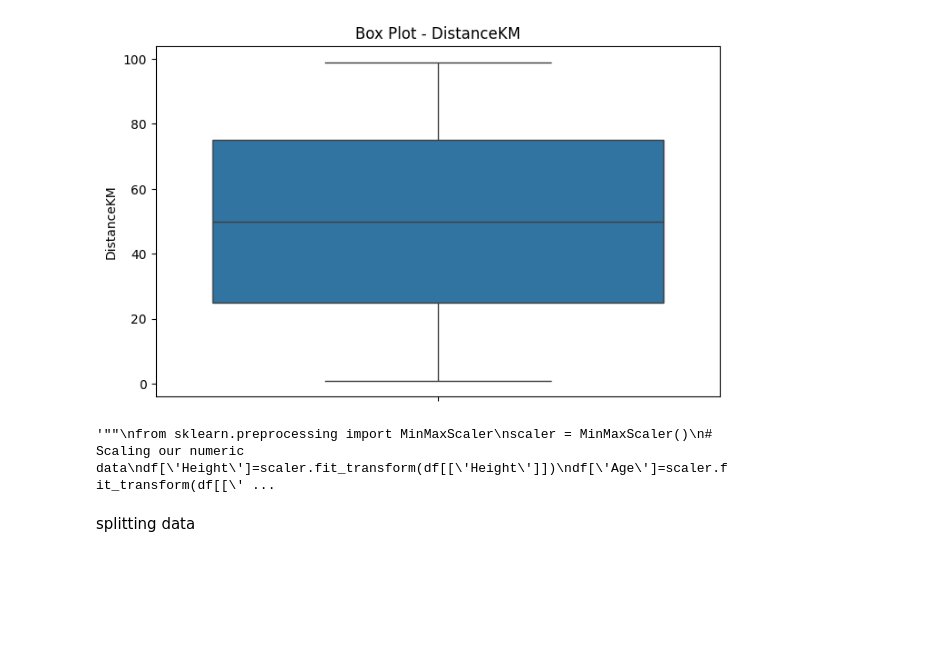
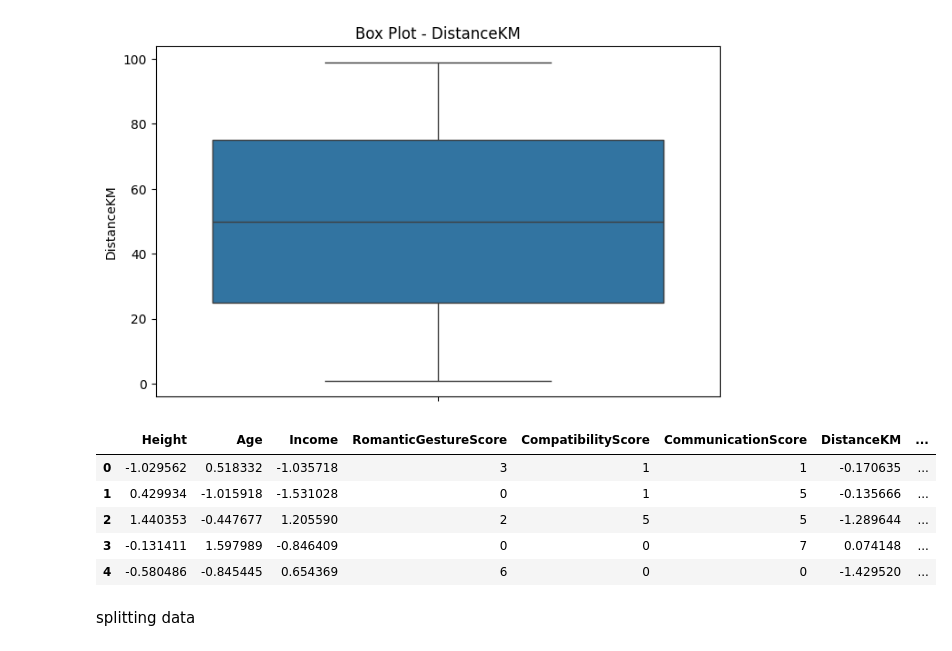
Before and after one commit to khaaaleed-5/Advanced-ML, a Jupyter notebook: Decision Tree/Decision_tree.ipynb, the cells around one changed output. Saved outputs shown, nothing was run; the diff lists cells and outputs as text; code cells hidden in the pictures; blank space fills up the shorter version.

```diff
--- a/Decision Tree/Decision_tree.ipynb
+++ b/Decision Tree/Decision_tree.ipynb
@@ -142,19 +142,19 @@ visualize_boxplot(df, numeric_columns)
 [figure]
 [figure]
 # %%
-"""""
-from sklearn.preprocessing import MinMaxScaler
-scaler = MinMaxScaler()
+from sklearn.preprocessing import StandardScaler
+scaler = StandardScaler()
 # Scaling our numeric data
 df['Height']=scaler.fit_transform(df[['Height']])
 df['Age']=scaler.fit_transform(df[['Age']])
 df['Income']=scaler.fit_transform(df[['Income']])
-df['RomanticGestureScore']=scaler.fit_transform(df[['RomanticGestureScore']])
-df['CompatibilityScore']=scaler.fit_transform(df[['CompatibilityScore']])
-df['CommunicationScore']=scaler.fit_transform(df[['CommunicationScore']])
 df['DistanceKM']=scaler.fit_transform(df[['DistanceKM']])
 
 df.head()
-"""""
 # %% [output]
-'""\nfrom sklearn.preprocessing import MinMaxScaler\nscaler = MinMaxScaler()\n# Scaling our numeric data\ndf[\'Height\']=scaler.fit_transform(df[[\'Height\']])\ndf[\'Age\']=scaler.fit_transform(df[[\' ...
+|  | Height | Age | Income | RomanticGestureScore | CompatibilityScore | CommunicationScore | DistanceKM | ... |
+| 0 | -1.029562 | 0.518332 | -1.035718 | 3 | 1 | 1 | -0.170635 | ... |
+| 1 | 0.429934 | -1.015918 | -1.531028 | 0 | 1 | 5 | -0.135666 | ... |
+| 2 | 1.440353 | -0.447677 | 1.205590 | 2 | 5 | 5 | -1.289644 | ... |
+| 3 | -0.131411 | 1.597989 | -0.846409 | 0 | 0 | 7 | 0.074148 | ... |
+| 4 | -0.580486 | -0.845445 | 0.654369 | 6 | 0 | 0 | -1.429520 | ... |
```
Also changed, not shown: parts of 5 cells of this notebook.
